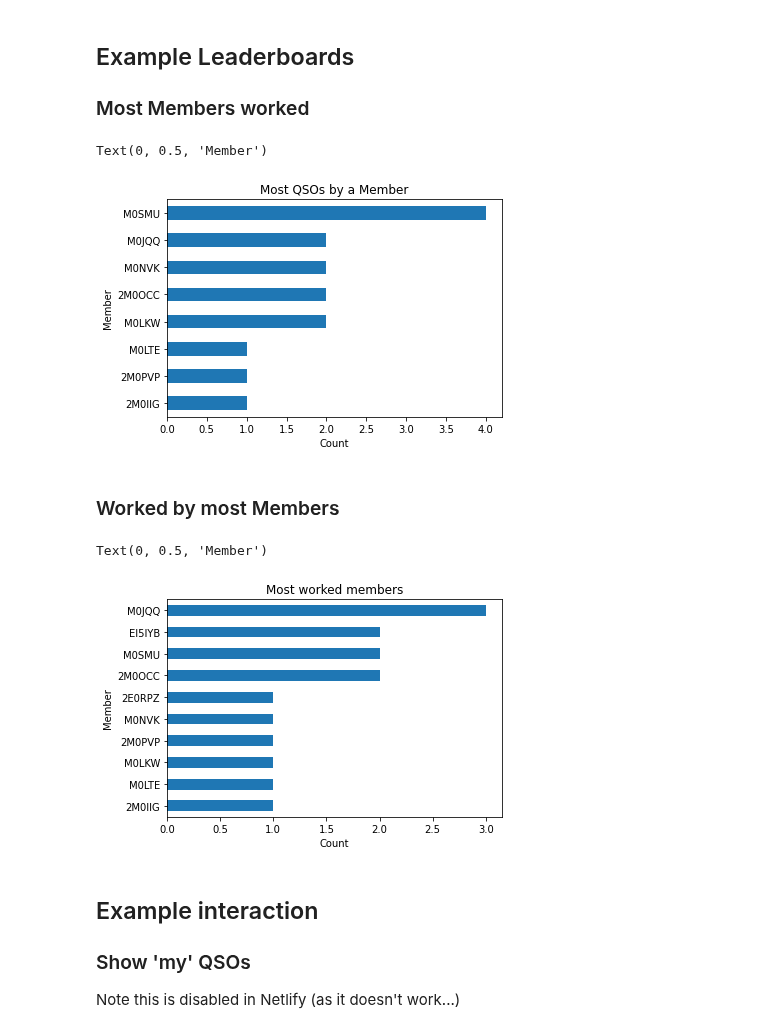
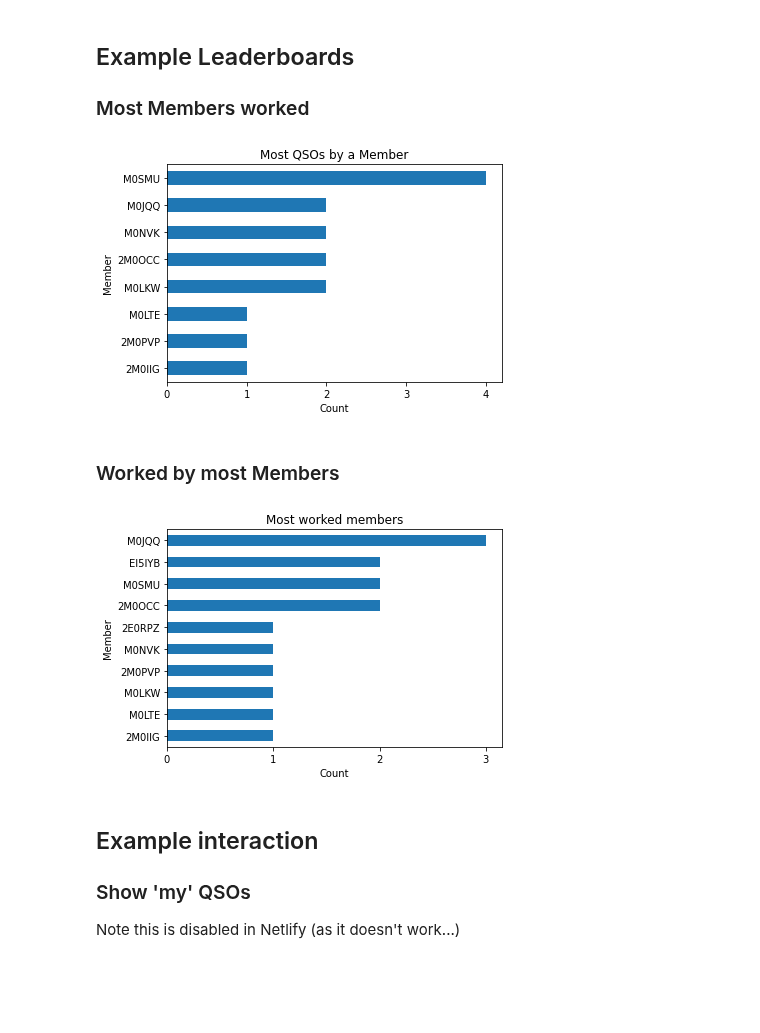
Before and after one commit to smurphboy/WAllOARC, a Jupyter notebook: WorkedAllOARC.ipynb, the cells around one changed output. Saved outputs shown, nothing was run; the diff lists cells and outputs as text; code cells hidden in the pictures; blank space fills up the shorter version.

Commit message:
Integer on x-axis of graphs

```diff
--- a/WorkedAllOARC.ipynb
+++ b/WorkedAllOARC.ipynb
@@ -285,13 +285,15 @@ dfcleanalised.head(10)
 
 ### Most Members worked
 # %%
+from matplotlib.ticker import MaxNLocator
+
 mostworked = dfcleanalised['Base Your Callsign'].value_counts().sort_values().plot.barh()
 mostworked.set_title('Most QSOs by a Member')
 mostworked.set_xlabel('Count')
 mostworked.set_ylabel('Member')
+mostworked.xaxis.set_major_locator(MaxNLocator(integer=True))
 # %% [output]
-Text(0, 0.5, 'Member')
-[figure, old version]
+[figure, new version]
 # %% [markdown]
 ### Worked by most Members
 # %%
@@ -299,9 +301,9 @@ workedmost = dfcleanalised['Base Their Callsign'].value_counts().sort_values().p
 workedmost.set_title('Most worked members')
 workedmost.set_xlabel('Count')
 workedmost.set_ylabel('Member')
+workedmost.xaxis.set_major_locator(MaxNLocator(integer=True))
 # %% [output]
-Text(0, 0.5, 'Member')
-[figure, old version]
+[figure, new version]
 # %% [markdown]
 ## Example interaction
 
```
